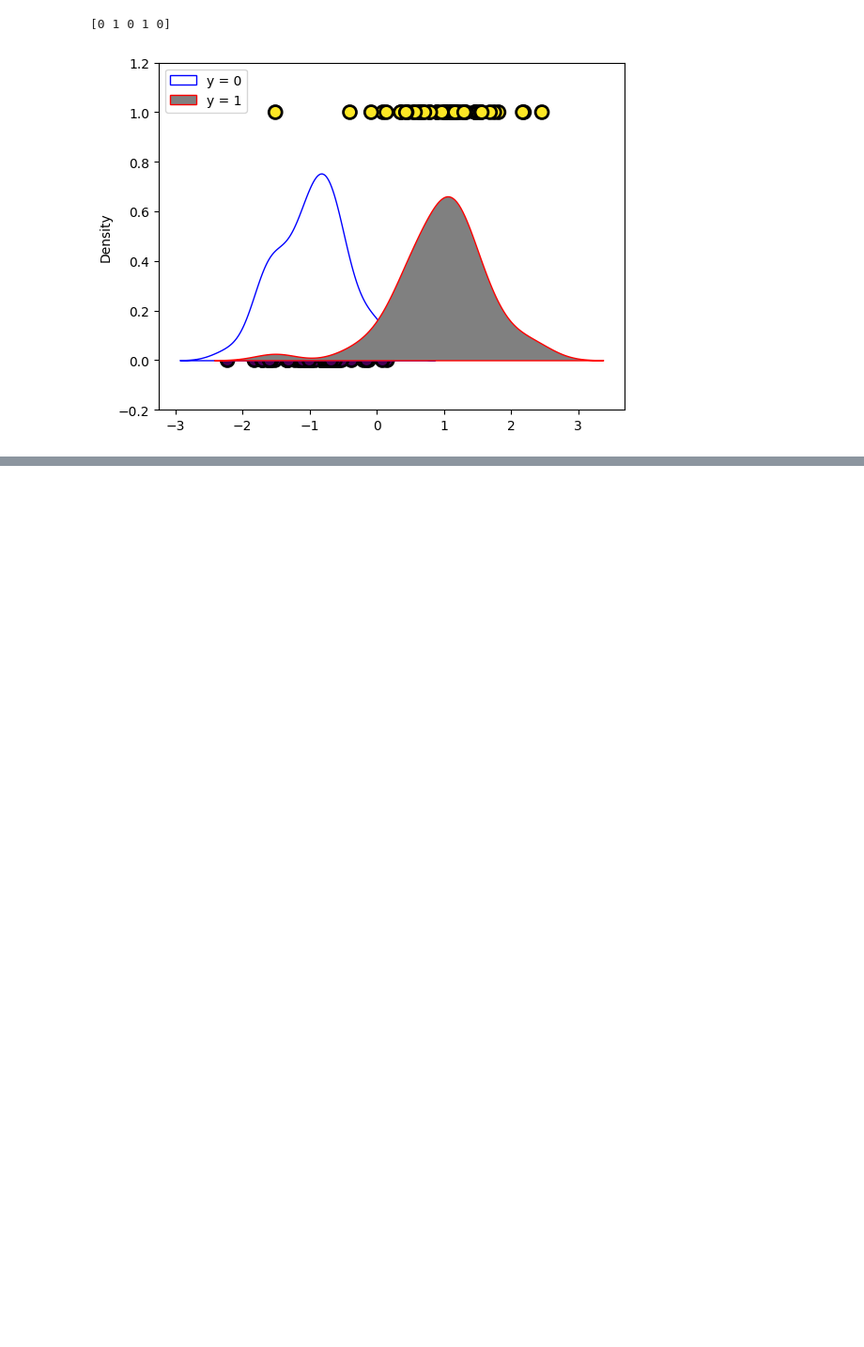
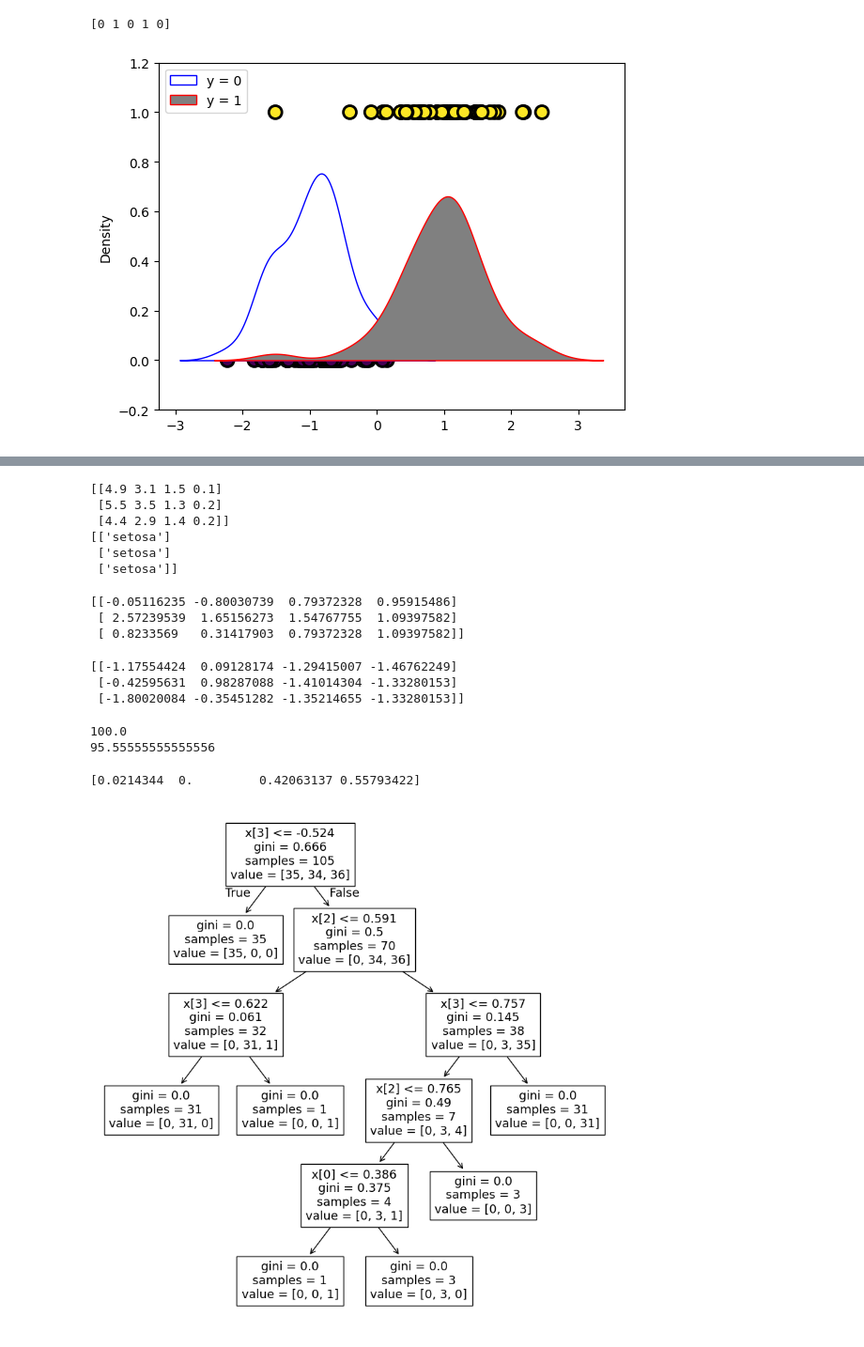
Before and after one commit to HongSeongMo/Bigdata_Analysis_Professional, a Jupyter notebook: 241022.ipynb, the cells around one changed output, grey strips where cells are left out. Shown at 94% size. Drawn from its saved outputs; the diff is of its cells as text; code cells hidden in the pictures; blank space fills up the shorter version.

```diff
--- a/241022.ipynb
+++ b/241022.ipynb
@@ -45,0 +410,62 @@ plt.show()
+# %%
+print(testx[:3])
+print(testy[:3])
+# %% [output]
+[[4.9 3.1 1.5 0.1]
+ [5.5 3.5 1.3 0.2]
+ [4.4 2.9 1.4 0.2]]
+[['setosa']
+ ['setosa']
+ ['setosa']]
+# %%
+scaler = StandardScaler()
+scaler.fit(trainx)
+trainx_scale = scaler.transform(trainx)
+testx_scale = scaler.transform(testx)
+print(trainx_scale[:3])
+# %% [output]
+[[-0.05116235 -0.80030739  0.79372328  0.95915486]
+ [ 2.57239539  1.65156273  1.54767755  1.09397582]
+ [ 0.8233569   0.31417903  0.79372328  1.09397582]]
+# %%
+print(testx_scale[:3])
+# %% [output]
+[[-1.17554424  0.09128174 -1.29415007 -1.46762249]
+ [-0.42595631  0.98287088 -1.41014304 -1.33280153]
+ [-1.80020084 -0.35451282 -1.35214655 -1.33280153]]
+# %%
+from sklearn.datasets import load_iris
+import pandas as pd
+import numpy as np
+from sklearn.preprocessing import StandardScaler
+from sklearn.model_selection import train_test_split
+from sklearn.tree import DecisionTreeClassifier
+from sklearn.tree import plot_tree
+import matplotlib.pyplot as plt
+iris = load_iris()
+irisdata = pd.DataFrame(data=np.c_[iris['data'], iris['target']], columns=iris['feature_names'] + ['target'])
+irisdata['target'] = irisdata['target'].map({0: 'setosa', 1: 'versicolor', 2: 'virginica'})
+input = irisdata[['sepal length (cm)', 'sepal width (cm)', 'petal length (cm)', 'petal width (cm)']].to_numpy()
+output = irisdata[['target']].to_numpy()
+trainx, testx, trainy, testy = train_test_split(input, output, test_size=0.3, random_state=55)
+scaler = StandardScaler()
+scaler.fit(trainx)
+trainx_scale = scaler.transform(trainx)
+testx_scale = scaler.transform(testx)
+model = DecisionTreeClassifier(random_state=55)
+results = model.fit(trainx_scale, trainy)
+print(100*model.score(trainx_scale, trainy))
+print(100*model.score(testx_scale, testy))
+# %% [output]
+100.0
+95.55555555555556
+# %%
+print(model.feature_importances_)
+# %% [output]
+[0.0214344  0.         0.42063137 0.55793422]
+# %%
+plt.figure(figsize=(10,10))
+plot_tree(model)
+plt.show()
+# %% [output]
+[figure, added]
```
Also changed, not shown: parts of 49 cells of this notebook.
